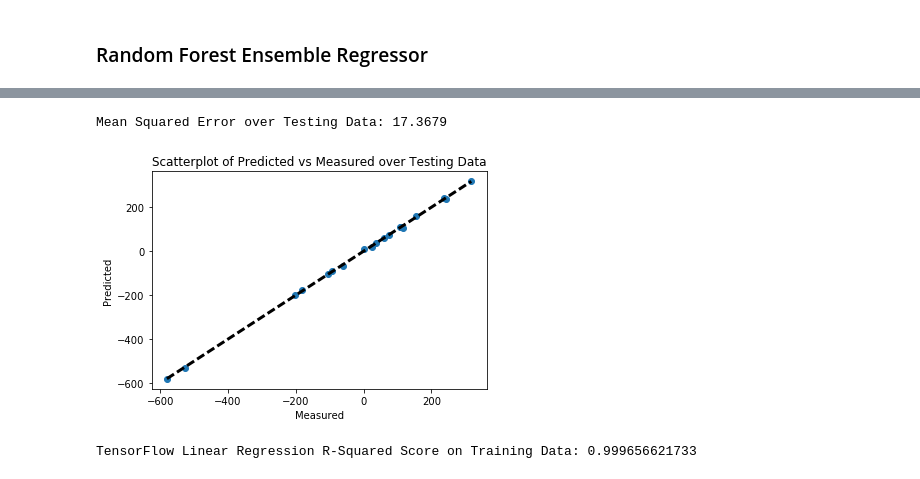
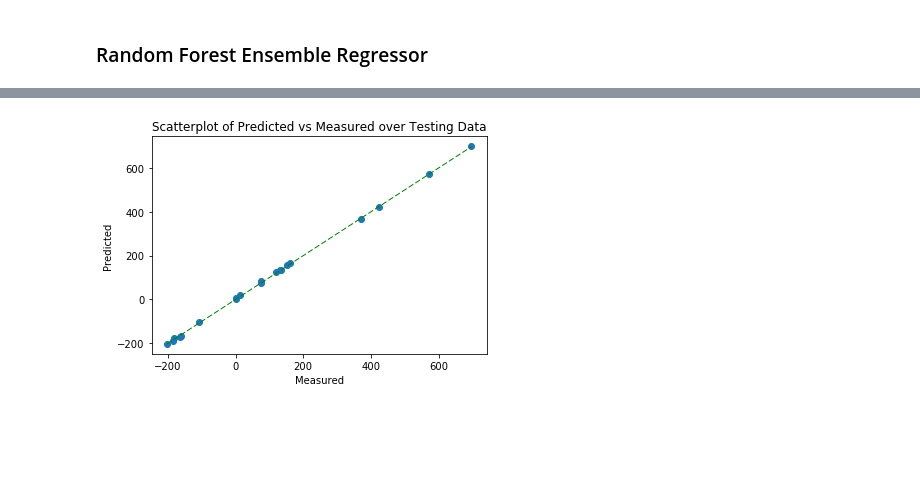
Before and after one commit to andridns/regression, a Jupyter notebook: regression_single.ipynb, the cells around one changed output, grey strips where cells are left out. Saved outputs shown, nothing was run; the diff lists cells and outputs as text; code cells hidden in the pictures; blank space fills up the shorter version.

```diff
--- a/regression_single.ipynb
+++ b/regression_single.ipynb
@@ -69,8 +50,9 @@ for i, col in enumerate(features.columns):
 ## Splitting the Dataset into Training and Testing Sets
 # %%
 from sklearn.model_selection import train_test_split
-features_train, features_test, output_train, output_test = train_test_split( \
-    features, output, test_size=0.20, random_state=2)
+
+features_train, features_test, targets_train, targets_test = train_test_split( \
+                        features, targets, test_size=0.20, random_state=12)
 # %% [markdown]
 ## Building the Machine Learning Models
 
@@ -128,8 +109,8 @@ Coefficients: [[ 26.41319762  10.86897686  17.6438574    3.09871295  17.19132212
 from sklearn.ensemble import RandomForestRegressor
 
 rfr = RandomForestRegressor()
-rfr.fit(features_train, output_train)
+rfr.fit(features_train, targets_train)
 
-print("Random Forest Regressor R-Squared Score on Training Data:", rfr.score(features_train,output_train))
-print("Random Forest Regressor R-Squared Score on Testing Data:", rfr.score(features_test,output_test))
+print("Random Forest Regressor R-Squared Score on Training Data:", rfr.score(features_train,targets_train))
+print("Random Forest Regressor R-Squared Score on Testing Data:", rfr.score(features_test,targets_test))
 # %% [output]
@@ -182,11 +118,0 @@ with tf.name_scope('Train'):
-# %%
-# TensorFlow Training Session
-sess = tf.Session()
-sess.run(tf.global_variables_initializer())
-# TensorBoard Visualization
-train_writer = tf.summary.FileWriter('./logs/1/train', sess.graph)
-test_writer = tf.summary.FileWriter('./logs/1/test')
-
-for epoch in range(training_epochs):
-    sess.run(training_step,feed_dict={X:train_x,Y:train_y})
-    cost_history = np.append(cost_history,sess.run(cost,feed_dict={X: train_x,Y: train_y}))
@@ -192,0 +200,8 @@ for epoch in range(training_epochs):
+# %%
+# Setting up Hyperparameters
+learning_rate = 0.0005
+epochs = 12000
+
+# Run Training
+(slope, intercept, pred_train, pred_test) = neural_network( \
+        learning_rate, epochs, features, targets, num_features, num_targets)
@@ -247,22 +247,11 @@ Number of Coefficients: 10
 # %%
-# Plot Prediction Over Testing Data
-pred_y = sess.run(y_, feed_dict={X: test_x})
-mse = tf.reduce_mean(tf.square(test_y - pred_y))
-print("Mean Squared Error over Testing Data: %.4f" % sess.run(mse))
-
+# Plot Prediction Over Training Data
 fig, ax = plt.subplots()
-ax.scatter(test_y, pred_y)
-ax.plot([test_y.min(), test_y.max()], [test_y.min(), test_y.max()], 'k--', lw=3)
+ax.scatter(targets_test, pred_test)
+ax.plot([targets_test.min(), targets_test.max()], [targets_test.min(), targets_test.max()], 'g--', lw=1)
 ax.set_xlabel('Measured')
 ax.set_ylabel('Predicted')
 plt.title("Scatterplot of Predicted vs Measured over Testing Data")
 plt.show()
-
-print("TensorFlow Linear Regression R-Squared Score on Training Data:", r2_score(test_y, pred_y))
-
-# Close TensorFlow Session
-sess.close()
 # %% [output]
-Mean Squared Error over Testing Data: 17.3679
-[figure, old version]
+[figure, new version]
-TensorFlow Linear Regression R-Squared Score on Training Data: 0.999656621733
```
Also changed, not shown: parts of 20 cells of this notebook, 11 other files.
